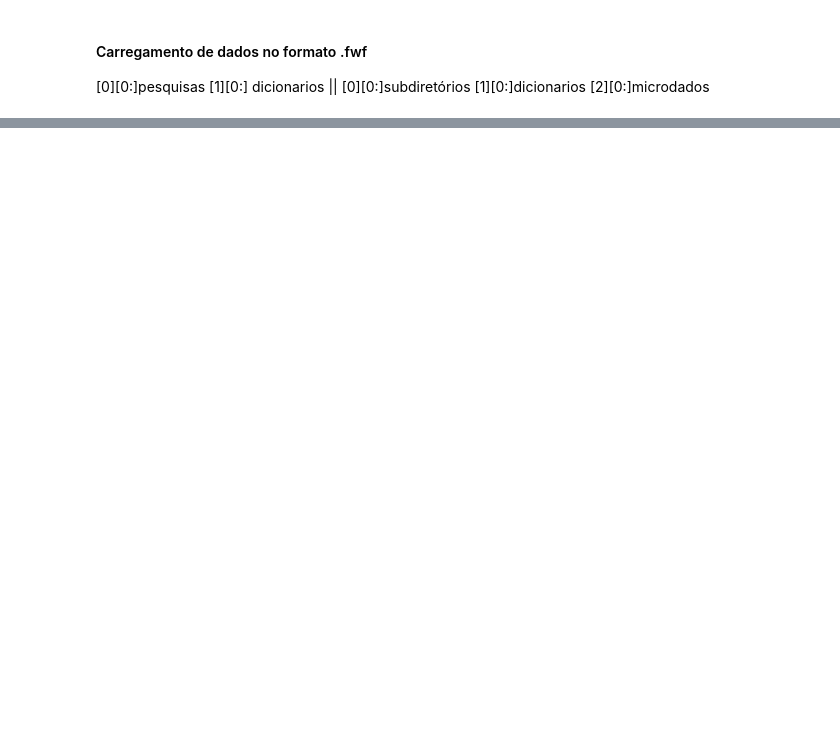
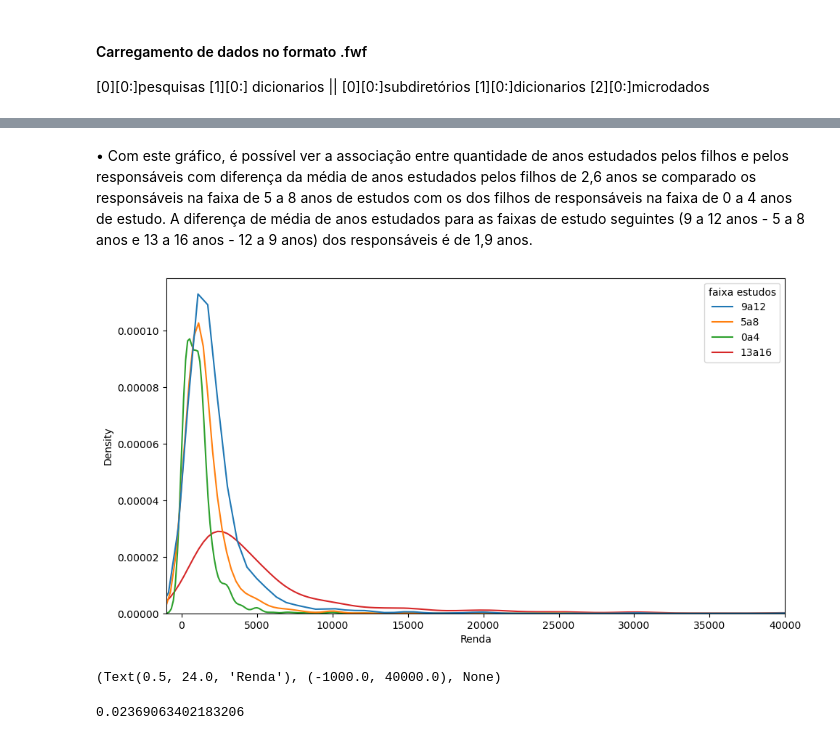
Before and after one commit to GCPeppe/analise-PNAD-educacao, a Jupyter notebook: PNAD2.ipynb, the cells around one changed output, grey strips where cells are left out. Drawn from its saved outputs; the diff is of its cells as text; code cells hidden in the pictures; blank space fills up the shorter version.

Commit message:
analise de exclusaoEscolar em progresso

```diff
--- a/PNAD2.ipynb
+++ b/PNAD2.ipynb
@@ -230,0 +57,3 @@ def moradores_mesmo_domicilio(dfA, dfB):
+# %%
+pnad = pnad[pnad[['upa', 'estrato', 'v1008', 'v2003']].duplicated()==False]
+pnad.reset_index(drop=True, inplace=True)
@@ -230,0 +95,17 @@ def moradores_mesmo_domicilio(dfA, dfB):
+# %%
+variaveis = ['upa','estrato','v1008', 'v2007', 'v2009', 'v2010', 'v403312','vd3005']
+
+def moradoresMesmoDomicilio(df, variaveis):
+    respFilhos = df[df['v2005']=='01'][variaveis]\
+                            .merge(df[(df['v2005']=='04')|(df['v2005']=='05')][variaveis],
+                                       on=['upa', 'estrato', 'v1008'], how='inner', suffixes=['_r','_f'])
+
+
+    filtro = (respFilhos['v2009_f'].astype(int)>25)
+    respFilhos = respFilhos[filtro]
+    respFilhos['vd3005_f'] = respFilhos['vd3005_f'].astype(int)
+
+    respFilhos['domicilio'] = respFilhos['upa'] + respFilhos['estrato'] + respFilhos['v1008']
+    respFilhos.drop(['upa', 'estrato', 'v1008'], axis=1, inplace=True)
+    respFilhos['vd3005_r'] = respFilhos['vd3005_r'].astype(int)
+    return respFilhos
@@ -230,0 +114,10 @@ def moradores_mesmo_domicilio(dfA, dfB):
+# %%
+steps = 4
+def discretize(df, steps=4):
+    labels = [str(x)+'a'+str(x+steps) if n==0 else str(x)+'a'+str(x+steps) if n == 0 else str(x+1)+'a'+str(x+steps)
+                          for n, x in enumerate(np.unique(
+                                               np.linspace(0, df['vd3005_r'].astype(int).max(), steps, endpoint=False)
+                                                       ).astype(int)
+                                                          )]
+    df['vd3005_r_c'] = pd.cut(df['vd3005_r'].astype(int), bins=steps, labels=labels)
+    return df
@@ -230,0 +135,13 @@ def moradores_mesmo_domicilio(dfA, dfB):
+# %% [markdown]
+• Com este gráfico, é possível ver a associação entre quantidade de anos estudados pelos filhos e pelos responsáveis
+com diferença da média de anos estudados pelos filhos de 2,6 anos se comparado os responsáveis na faixa de 5 a 8 anos de estudos com os dos filhos de responsáveis na faixa de 0 a 4 anos de estudo. A diferença de média de anos estudados para as faixas de estudo seguintes (9 a 12 anos - 5 a 8 anos e 13 a 16 anos - 12 a 9 anos) dos responsáveis é de 1,9 anos.
+# %%
+respFilhos = moradoresMesmoDomicilio(pnad, variaveis).pipe(discretize, 4)
+# %%
+plt.figure(figsize=(11,6))
+kdeplot(data=respFilhos.rename({'vd3005_r_c':'faixa estudos'},axis=1),
+        x=respFilhos['v403312_r'].dropna().astype(int), hue='faixa estudos')
+plt.xlabel('Renda'), plt.xlim([-1000, 40000]), plt.show()
+# %% [output]
+[figure, added]
+(Text(0.5, 24.0, 'Renda'), (-1000.0, 40000.0), None)
@@ -230,0 +161,4 @@ def moradores_mesmo_domicilio(dfA, dfB):
+# %%
+idadeEscolar[idadeEscolar['v3002']=='2'].shape[0] / idadeEscolar.shape[0]
+# %% [output]
+0.02369063402183206
```
Also changed, not shown: parts of 56 cells of this notebook.
